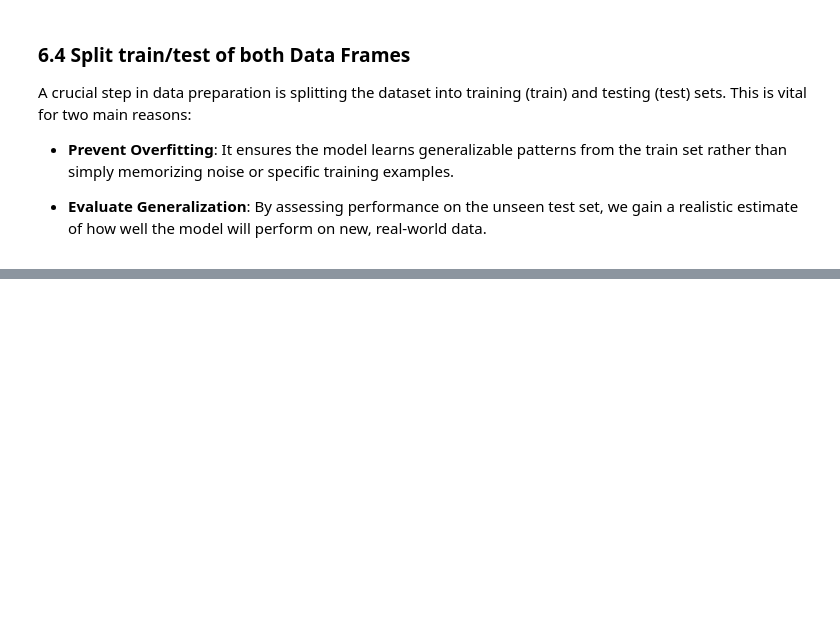
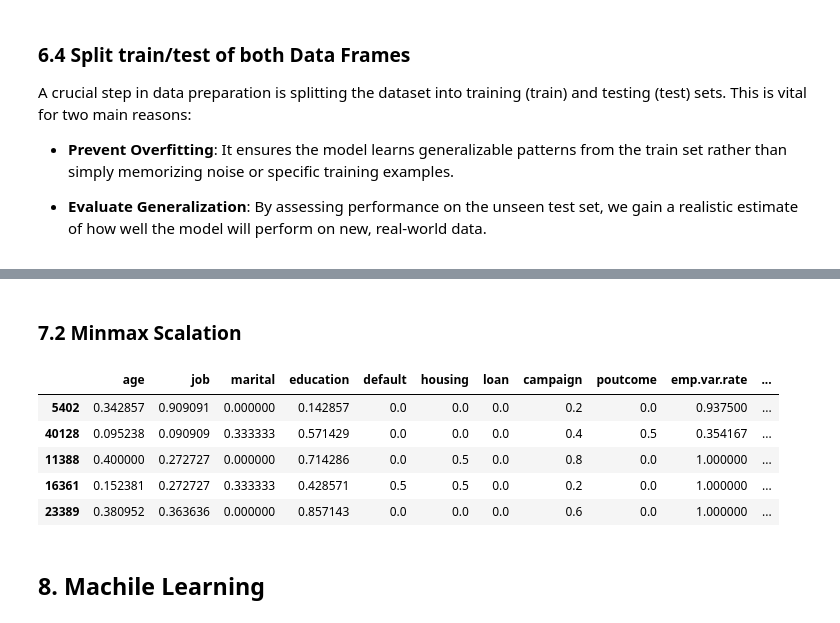
Before and after one commit to 4GeeksAcademy/logistic-regresion, a Jupyter notebook: src/explore.ipynb, the cells around one changed output, grey strips where cells are left out. Saved outputs shown, nothing was run; the diff lists cells and outputs as text; code cells hidden in the pictures; blank space fills up the shorter version.

```diff
--- a/src/explore.ipynb
+++ b/src/explore.ipynb
@@ -575,0 +615,32 @@ X_train_without_outliers, X_test_without_outliers, _, _ = split('y', clean_data_
+# %% [markdown]
+### 7.2 Minmax Scalation <a id='c7-2'></a>
+# %%
+def minmax(X_train:pd.DataFrame, X_test:pd.DataFrame, reference:str):
+    scaler = MinMaxScaler()
+    scaler.fit(X_train)
+
+    scaler_filename = os.path.join('../models', f'scaler_{reference}.pkl')
+    with open(scaler_filename, "wb") as file:
+        pickle.dump(scaler, file)
+
+    X_train_minmax = scaler.transform(X_train)
+    X_train_minmax = pd.DataFrame(X_train_minmax, index = X_train.index, columns=X_train.columns)
+
+    X_test_minmax = scaler.transform(X_test)
+    X_test_minmax = pd.DataFrame(X_test_minmax, index = X_test.index, columns=X_test.columns)
+
+    return X_train_minmax, X_test_minmax
+
+X_train_with_outliers_minmax, X_test_with_outliers_minmax = minmax(X_train_with_outliers, X_test_with_outliers, 'with_outliers')
+X_train_without_outliers_minmax, X_test_without_outliers_minmax = minmax(X_train_without_outliers, X_test_without_outliers, 'without_outliers')
+
+X_train_without_outliers_minmax.head()
+# %% [output]
+|  | age | job | marital | education | default | housing | loan | campaign | poutcome | emp.var.rate | ... |
+| 5402 | 0.342857 | 0.909091 | 0.000000 | 0.142857 | 0.0 | 0.0 | 0.0 | 0.2 | 0.0 | 0.937500 | ... |
+| 40128 | 0.095238 | 0.090909 | 0.333333 | 0.571429 | 0.0 | 0.0 | 0.0 | 0.4 | 0.5 | 0.354167 | ... |
+| 11388 | 0.400000 | 0.272727 | 0.000000 | 0.714286 | 0.0 | 0.5 | 0.0 | 0.8 | 0.0 | 1.000000 | ... |
+| 16361 | 0.152381 | 0.272727 | 0.333333 | 0.428571 | 0.5 | 0.5 | 0.0 | 0.2 | 0.0 | 1.000000 | ... |
+| 23389 | 0.380952 | 0.363636 | 0.000000 | 0.857143 | 0.0 | 0.0 | 0.0 | 0.6 | 0.0 | 1.000000 | ... |
+# %% [markdown]
+## 8. Machile Learning
```
Also changed, not shown: parts of 14 cells of this notebook, 14 other files.
